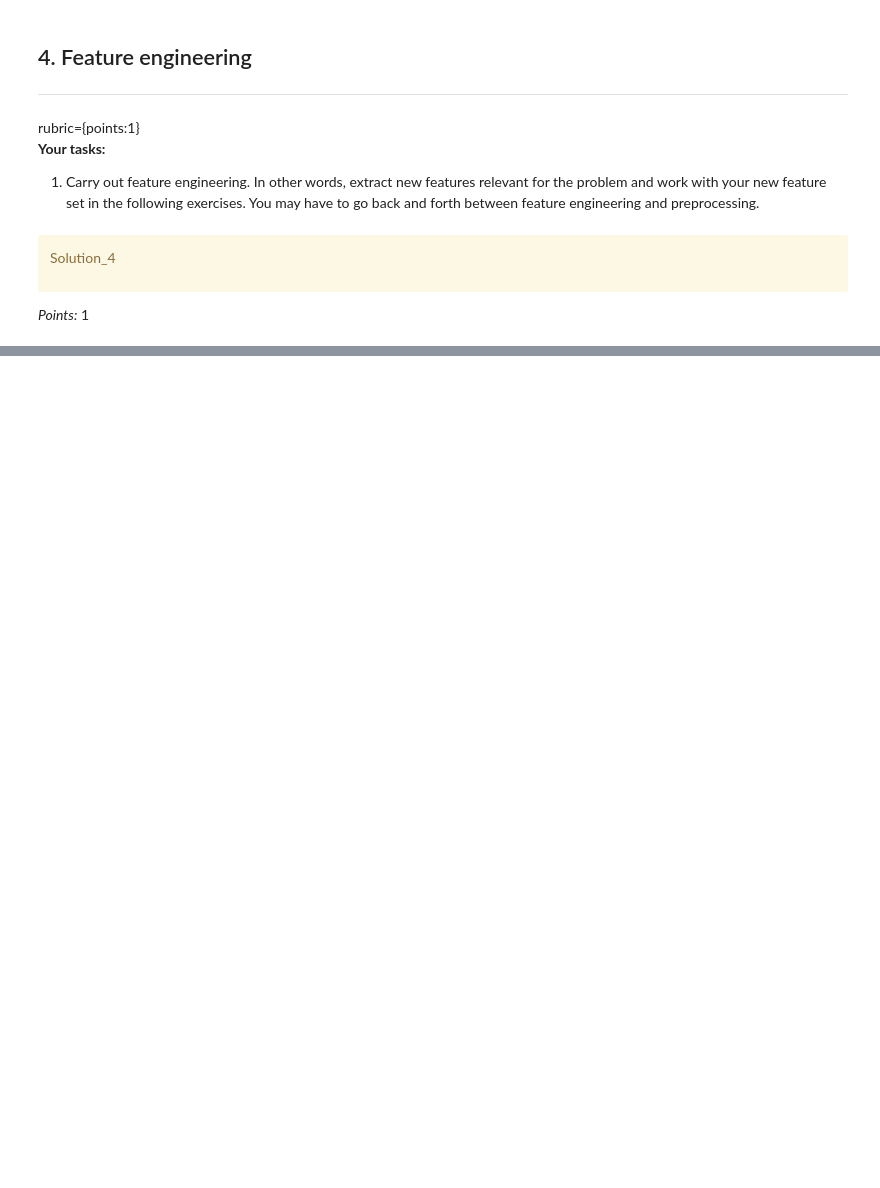
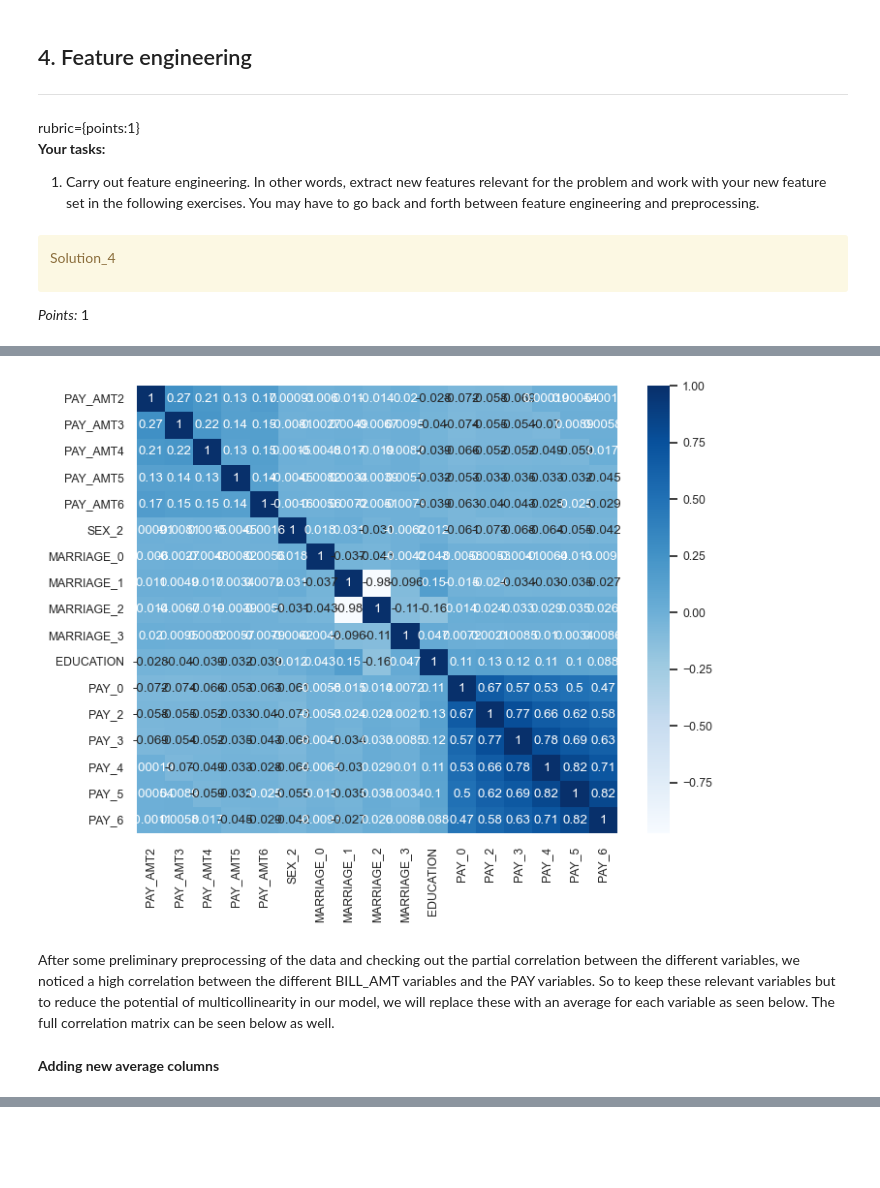
Before and after one commit to LaoAronn/CC-Default-Classification, a Jupyter notebook: hw5.ipynb, the cells around one changed output, grey strips where cells are left out. Saved outputs shown, nothing was run; the diff lists cells and outputs as text; code cells hidden in the pictures; blank space fills up the shorter version.

Commit message:
did feature engineering and baseline model

```diff
--- a/hw5.ipynb
+++ b/hw5.ipynb
@@ -309,0 +372,12 @@ _Points:_ 1
+# %%
+# From Lecture 13
+cor = pd.concat((trainY, train_X_enc), axis=1).iloc[:, 10:].corr()
+plt.figure(figsize=(8, 6))
+sns.set(font_scale=0.8)
+sns.heatmap(cor, annot=True, cmap=plt.cm.Blues);
+# %% [output]
+[figure, added]
+# %% [markdown]
+After some preliminary preprocessing of the data and checking out the partial correlation between the different variables, we noticed a high correlation between the different BILL_AMT variables and the PAY variables. So to keep these relevant variables but to reduce the potential of multicollinearity in our model, we will replace these with an average for each variable as seen below. The full correlation matrix can be seen below as well.
+# %% [markdown]
+**Adding new average columns**
```
Also changed, not shown: parts of 56 cells of this notebook.
